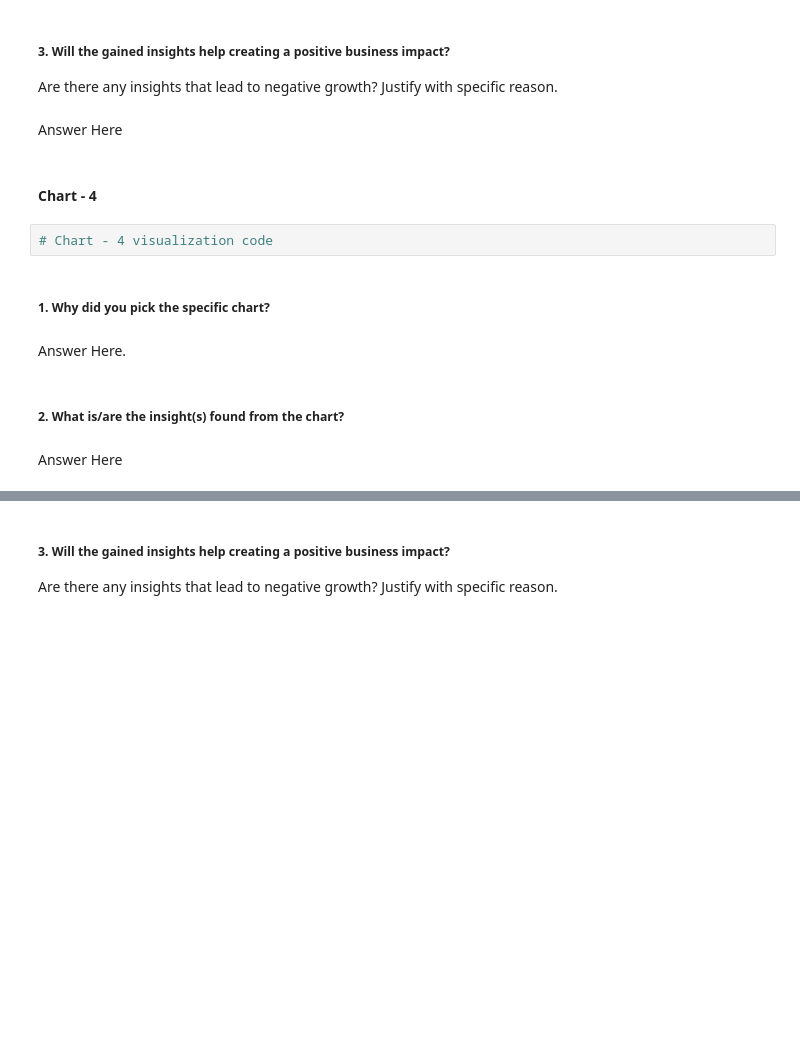
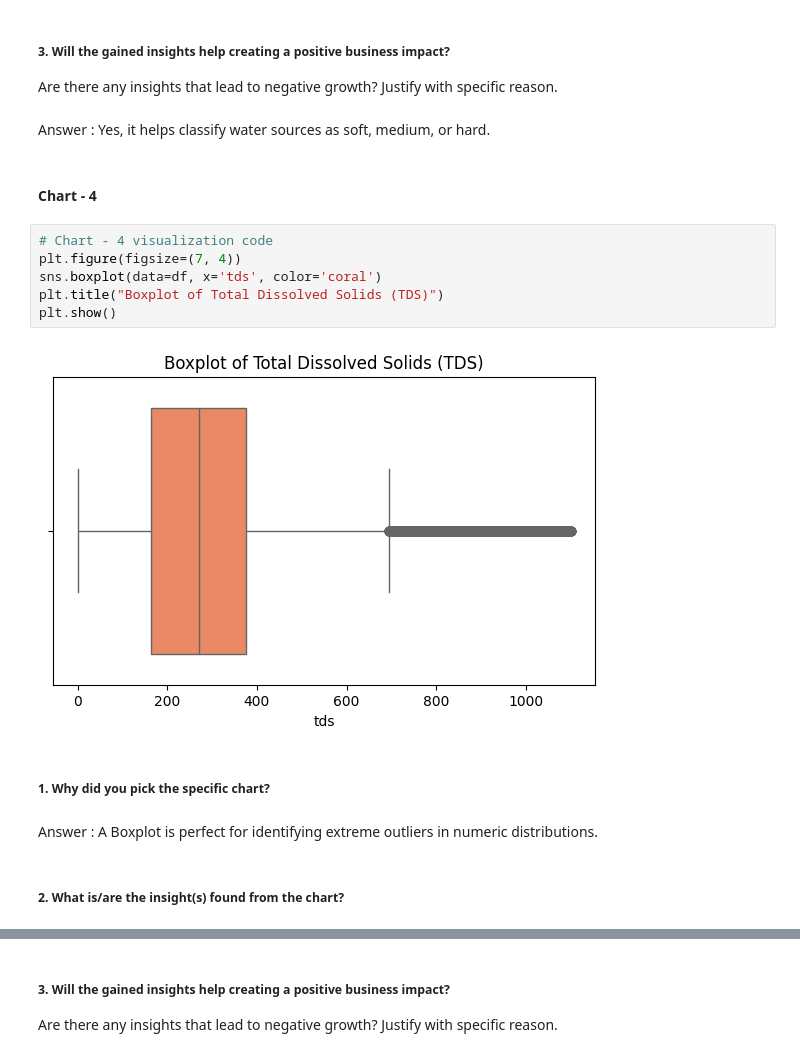
Before and after one commit to anujpurohit0501/Water_Potability_Prediction, a Jupyter notebook: Water_portability_.ipynb, the cells around one changed output, grey strips where cells are left out. Cells and saved outputs as stored; diff of their text form; blank space fills up the shorter version.

```diff
--- a/Water_portability_.ipynb
+++ b/Water_portability_.ipynb
@@ -315,17 +372,21 @@ Answer Here
 # %% [markdown]
 ##### 3. Will the gained insights help creating a positive business impact?
 Are there any insights that lead to negative growth? Justify with specific reason.
-# %% [markdown]
-Answer Here
+# %% [markdown]
+Answer : Yes, it helps classify water sources as soft, medium, or hard.
 # %% [markdown]
 #### Chart - 4
-# %%
-# Chart - 4 visualization code
+# %%
+# Chart - 4 visualization code
+plt.figure(figsize=(7, 4))
+sns.boxplot(data=df, x='tds', color='coral')
+plt.title("Boxplot of Total Dissolved Solids (TDS)")
+plt.show()
+# %% [output]
+[figure, added]
 # %% [markdown]
 ##### 1. Why did you pick the specific chart?
-# %% [markdown]
-Answer Here.
+# %% [markdown]
+Answer : A Boxplot is perfect for identifying extreme outliers in numeric distributions.
 # %% [markdown]
 ##### 2. What is/are the insight(s) found from the chart?
-# %% [markdown]
-Answer Here
```
Also changed, not shown: parts of 108 cells of this notebook.
